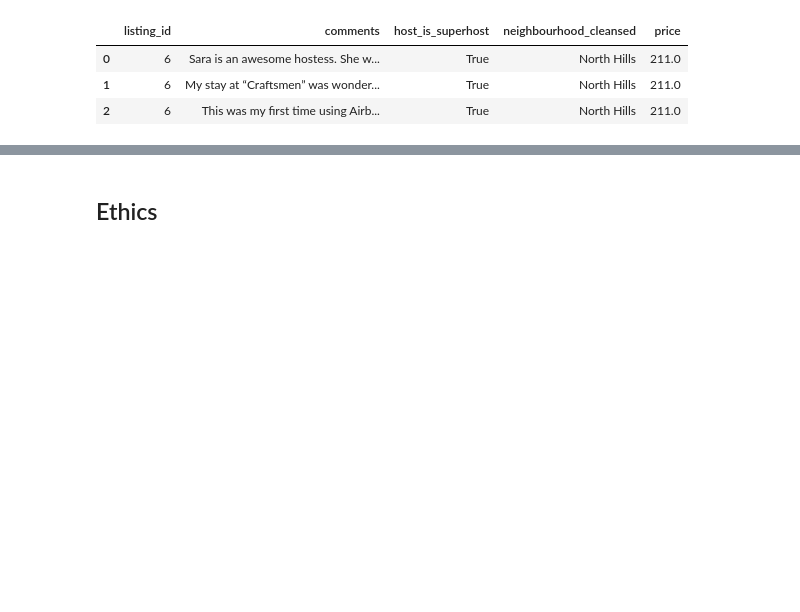
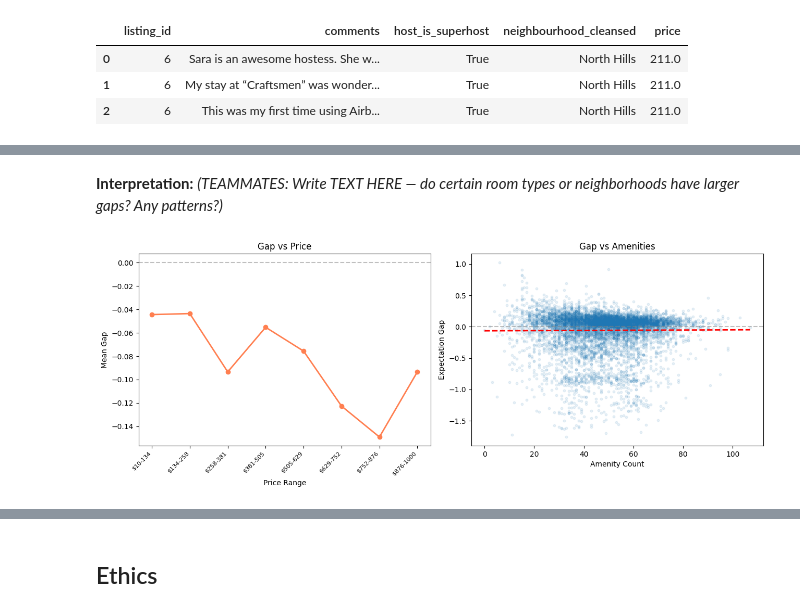
Before and after one commit to COGS108/Group113_WI26, a Jupyter notebook: 02-EDACheckpoint.ipynb, the cells around one changed output, grey strips where cells are left out. Saved outputs shown, nothing was run; the diff lists cells and outputs as text; code cells hidden in the pictures; blank space fills up the shorter version.

```diff
--- a/02-EDACheckpoint.ipynb
+++ b/02-EDACheckpoint.ipynb
@@ -769,0 +819,28 @@ Some more words and stuff.  Remember notebooks work best if you interleave the c
+# %% [markdown]
+**Interpretation:** *(TEAMMATES: Write TEXT HERE — do certain room types or neighborhoods have larger gaps? Any patterns?)*
+# %%
+# Plot 3: Gap vs price (binned) + gap vs amenity count
+fig, axes = plt.subplots(1, 2, figsize=(13, 5))
+
+# Price bins
+listings_gap['price_bin'] = pd.cut(listings_gap['price'].clip(upper=1000), bins=8)
+price_means = listings_gap.groupby('price_bin', observed=True)['expectation_gap'].mean()
+axes[0].plot(range(len(price_means)), price_means.values, 'o-', color='coral', linewidth=2)
+axes[0].set_xticks(range(len(price_means)))
+axes[0].set_xticklabels([f'${int(iv.left)}-{int(iv.right)}' for iv in price_means.index],
+                         rotation=45, ha='right', fontsize=8)
+axes[0].axhline(0, color='gray', linestyle='--', alpha=0.5)
+axes[0].set(xlabel='Price Range', ylabel='Mean Gap', title='Gap vs Price')
+
+# Amenity count scatter
+axes[1].scatter(listings_gap['amenity_count'], listings_gap['expectation_gap'], alpha=0.1, s=10)
+z = np.polyfit(listings_gap['amenity_count'], listings_gap['expectation_gap'], 1)
+axes[1].plot(np.sort(listings_gap['amenity_count']), np.poly1d(z)(np.sort(listings_gap['amenity_count'])),
+             'r--', linewidth=2)
+axes[1].axhline(0, color='gray', linestyle='--', alpha=0.5)
+axes[1].set(xlabel='Amenity Count', ylabel='Expectation Gap', title='Gap vs Amenities')
+
+plt.tight_layout()
+plt.show()
+# %% [output]
+[figure, added]
```
Also changed, not shown: parts of 22 cells of this notebook, 2 other files.
